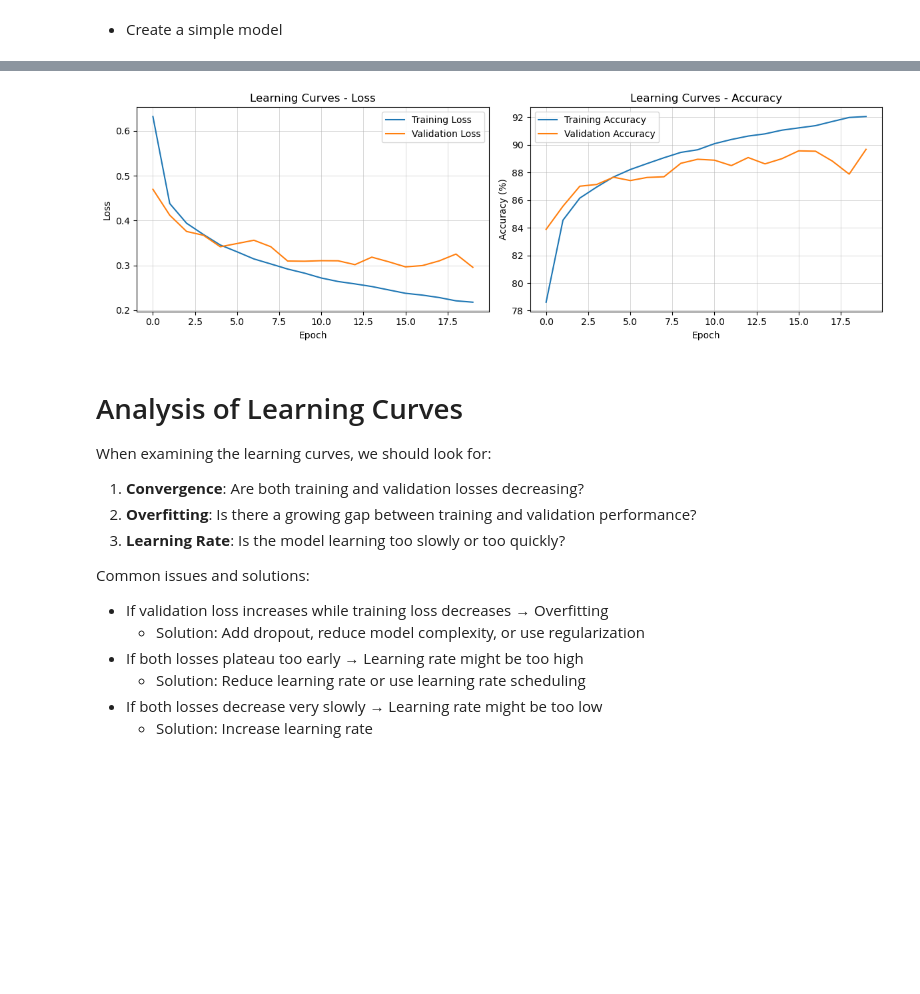
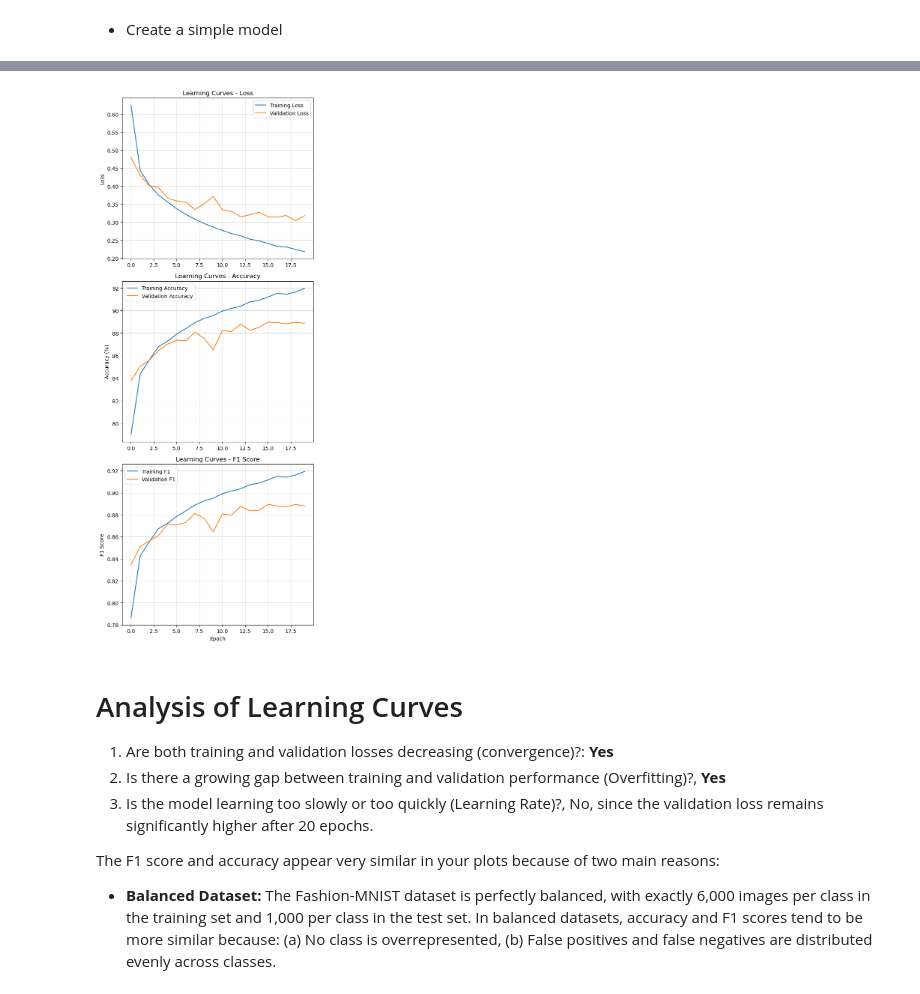
Before and after one commit to marstonsward/aai_521_computer_vision, a Jupyter notebook: module_1/assignment_pytorch.ipynb, the cells around one changed output, grey strips where cells are left out. Saved outputs shown, nothing was run; the diff lists cells and outputs as text; code cells hidden in the pictures; blank space fills up the shorter version.

```diff
--- a/module_1/assignment_pytorch.ipynb
+++ b/module_1/assignment_pytorch.ipynb
@@ -74,7 +102,7 @@ testset = torchvision.datasets.FashionMNIST(
 print(f'Size of test set: {len(testset)}')
 
 # Validation and training split
-batch_size = BATCH_SIZE
+batch_size = 128
 train_size = int(0.8 * len(trainset))  # 80% for training
 val_size = len(trainset) - train_size   # 20% for validation
 print(f'Size of training split: {train_size}: 80%')
@@ -88,16 +116,10 @@ train_loader = torch.utils.data.DataLoader(train_dataset, batch_size=batch_size,
 val_loader = torch.utils.data.DataLoader(val_dataset, batch_size=batch_size, shuffle=False)
 test_loader = torch.utils.data.DataLoader(testset, batch_size=batch_size, shuffle=False)
 
-# Define the classes
-classes = [
-    'T-shirt', 'Trousers', 'Pullover', 'Dress', 'Coat', 'Sandal', 'Shirt', 'Sneakers', 'Bag', 'Ankle boots'
-    ]
-NUM_CLASSES = len(classes)
-
 # Get some random training images
 # Convert to iterator and get next batch
 dataiter = iter(train_loader)
-images, labels = next(dataiter)
+images, labels = next(dataiter) # shape [batch_size, 1, 28, 28]
 
 # Create a grid of images
 num_images = 16 # per instructions
@@ -106,7 +128,8 @@ counter = True
 for i in range(num_images):
     ax = fig.add_subplot(4, 4, i + 1)
     ax.axis('off')
-    imshow(images[i])
+    image = images[i].numpy().squeeze()
+    plt.imshow(image, cmap='gray')
     ax.set_title(classes[labels[i]], fontsize=8)
     if counter:
         print(f"Size of image {i}: {images[i].shape}")
@@ -231,45 +289,50 @@ Epoch [20/20], Train Loss: 0.2179, Train Acc: 92.05%, Val Loss: 0.2957, Val Acc:
 # %%
 # Plot learning curves
-plt.figure(figsize=(12, 4))
+plt.figure(figsize=(6, 15))
 
 # Loss curves
-plt.subplot(1, 2, 1)
+plt.subplot(3, 1, 1)
 plt.plot(train_losses, label='Training Loss')
 plt.plot(val_losses, label='Validation Loss')
 plt.title('Learning Curves - Loss')
-plt.xlabel('Epoch')
+#plt.xlabel('Epoch')
 plt.ylabel('Loss')
 plt.legend()
 plt.grid(linewidth=0.5, alpha=0.7)
 
-
 # Accuracy curves
-plt.subplot(1, 2, 2)
+plt.subplot(3, 1, 2)
 plt.plot(train_accuracies, label='Training Accuracy')
 plt.plot(val_accuracies, label='Validation Accuracy')
 plt.title('Learning Curves - Accuracy')
+#plt.xlabel('Epoch')
+plt.ylabel('Accuracy (%)')
+plt.legend()
+plt.grid(linewidth=0.5, alpha=0.7)
+
+# F1 Score curves
+plt.subplot(3, 1, 3)
+plt.plot(train_f1s, label='Training F1')
+plt.plot(val_f1s, label='Validation F1')
+plt.title('Learning Curves - F1 Score')
 plt.xlabel('Epoch')
-plt.ylabel('Accuracy (%)')
+plt.ylabel('F1 Score')
 plt.legend()
 plt.grid(linewidth=0.5, alpha=0.7)
 
 plt.tight_layout()
 plt.show()
 # %% [output]
-[figure, old version]
+[figure, new version]
 # %% [markdown]
 # Analysis of Learning Curves
 
-When examining the learning curves, we should look for:
+1. Are both training and validation losses decreasing (convergence)?: **Yes**
+2. Is there a growing gap between training and validation performance (Overfitting)?, **Yes**
+3. Is the model learning too slowly or too quickly (Learning Rate)?, No, since the validation loss remains significantly higher after 20 epochs.
 
-1. **Convergence**: Are both training and validation losses decreasing?
-2. **Overfitting**: Is there a growing gap between training and validation performance?
-3. **Learning Rate**: Is the model learning too slowly or too quickly?
-
-Common issues and solutions:
-- If validation loss increases while training loss decreases → Overfitting
-  - Solution: Add dropout, reduce model complexity, or use regularization
-- If both losses plateau too early → Learning rate might be too high
-  - Solution: Reduce learning rate or use learning rate scheduling
-- If both losses decrease very slowly → Learning rate might be too low
-  - Solution: Increase learning rate
+The F1 score and accuracy appear very similar in your plots because of two main reasons:
+ - **Balanced Dataset:** The Fashion-MNIST dataset is perfectly balanced, with exactly 6,000 images
+ per class in the training set and 1,000 per class in the test set. In balanced datasets,
+ accuracy and F1 scores tend to be more similar because: (a) No class is overrepresented, (b) False positives and false negatives
+ are distributed evenly across classes.
```
Also changed, not shown: parts of 16 cells of this notebook, 2 other files.
